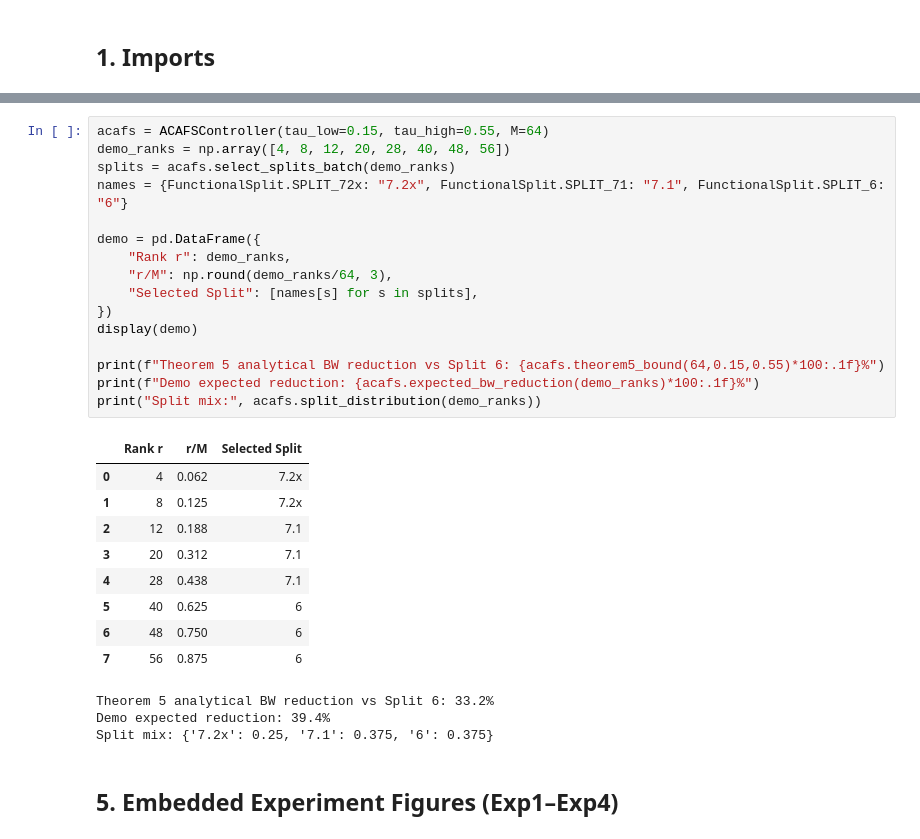
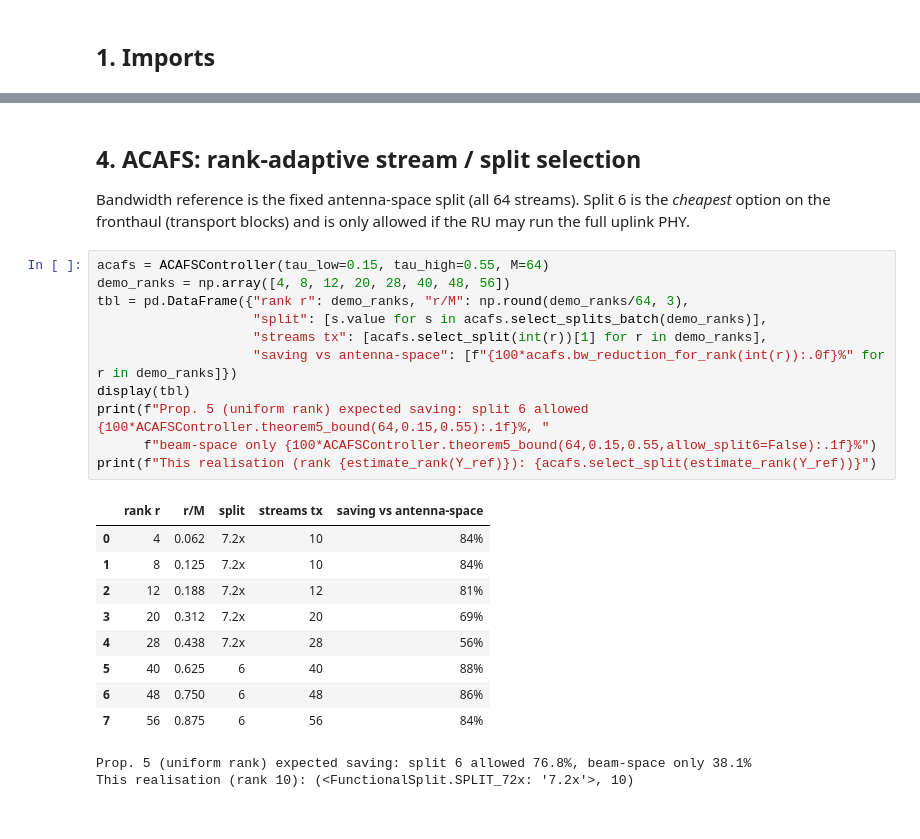
Before and after one commit to Harshvardhan-To1/BTP, a Jupyter notebook: notebooks/mid_evaluation_demo.ipynb, the cells around one changed output, grey strips where cells are left out. Saved outputs shown, nothing was run; the diff lists cells and outputs as text.

```diff
--- a/notebooks/mid_evaluation_demo.ipynb
+++ b/notebooks/mid_evaluation_demo.ipynb
@@ -138,31 +98,27 @@ Speedup vs SVD:
+# %% [markdown]
+## 4. ACAFS: rank-adaptive stream / split selection
+Bandwidth reference is the fixed antenna-space split (all 64 streams). Split 6 is the *cheapest* option on the
+fronthaul (transport blocks) and is only allowed if the RU may run the full uplink PHY.
 # %%
 acafs = ACAFSController(tau_low=0.15, tau_high=0.55, M=64)
 demo_ranks = np.array([4, 8, 12, 20, 28, 40, 48, 56])
-splits = acafs.select_splits_batch(demo_ranks)
-names = {FunctionalSplit.SPLIT_72x: "7.2x", FunctionalSplit.SPLIT_71: "7.1", FunctionalSplit.SPLIT_6: "6"}
-
-demo = pd.DataFrame({
-    "Rank r": demo_ranks,
-    "r/M": np.round(demo_ranks/64, 3),
-    "Selected Split": [names[s] for s in splits],
-})
-display(demo)
-
-print(f"Theorem 5 analytical BW reduction vs Split 6: {acafs.theorem5_bound(64,0.15,0.55)*100:.1f}%")
-print(f"Demo expected reduction: {acafs.expected_bw_reduction(demo_ranks)*100:.1f}%")
-print("Split mix:", acafs.split_distribution(demo_ranks))
+tbl = pd.DataFrame({"rank r": demo_ranks, "r/M": np.round(demo_ranks/64, 3),
+                    "split": [s.value for s in acafs.select_splits_batch(demo_ranks)],
+                    "streams tx": [acafs.select_split(int(r))[1] for r in demo_ranks],
+                    "saving vs antenna-space": [f"{100*acafs.bw_reduction_for_rank(int(r)):.0f}%" for r in demo_ranks]})
+display(tbl)
+print(f"Prop. 5 (uniform rank) expected saving: split 6 allowed {100*ACAFSController.theorem5_bound(64,0.15,0.55):.1f}%, "
+      f"beam-space only {100*ACAFSController.theorem5_bound(64,0.15,0.55,allow_split6=False):.1f}%")
+print(f"This realisation (rank {estimate_rank(Y_ref)}): {acafs.select_split(estimate_rank(Y_ref))}")
 # %% [output]
-|  | Rank r | r/M | Selected Split |
-| 0 | 4 | 0.062 | 7.2x |
-| 1 | 8 | 0.125 | 7.2x |
-| 2 | 12 | 0.188 | 7.1 |
-| 3 | 20 | 0.312 | 7.1 |
-| 4 | 28 | 0.438 | 7.1 |
-| 5 | 40 | 0.625 | 6 |
-| 6 | 48 | 0.750 | 6 |
-| 7 | 56 | 0.875 | 6 |
+|  | rank r | r/M | split | streams tx | saving vs antenna-space |
+| 0 | 4 | 0.062 | 7.2x | 10 | 84% |
+| 1 | 8 | 0.125 | 7.2x | 10 | 84% |
+| 2 | 12 | 0.188 | 7.2x | 12 | 81% |
+| 3 | 20 | 0.312 | 7.2x | 20 | 69% |
+| 4 | 28 | 0.438 | 7.2x | 28 | 56% |
+| 5 | 40 | 0.625 | 6 | 40 | 88% |
+| 6 | 48 | 0.750 | 6 | 48 | 86% |
+| 7 | 56 | 0.875 | 6 | 56 | 84% |
-Theorem 5 analytical BW reduction vs Split 6: 33.2%
-Demo expected reduction: 39.4%
-Split mix: {'7.2x': 0.25, '7.1': 0.375, '6': 0.375}
+Prop. 5 (uniform rank) expected saving: split 6 allowed 76.8%, beam-space only 38.1%
+This realisation (rank 10): (<FunctionalSplit.SPLIT_72x: '7.2x'>, 10)
-# %% [markdown]
-## 5. Embedded Experiment Figures (Exp1–Exp4)
```
Also changed, not shown: parts of 14 cells of this notebook, 5 other files.
